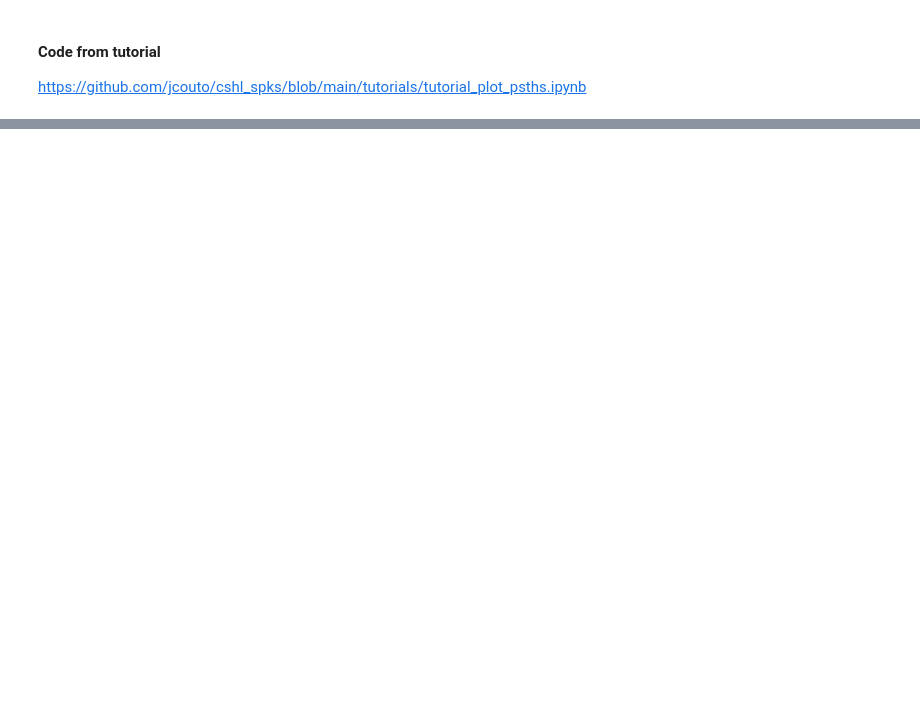
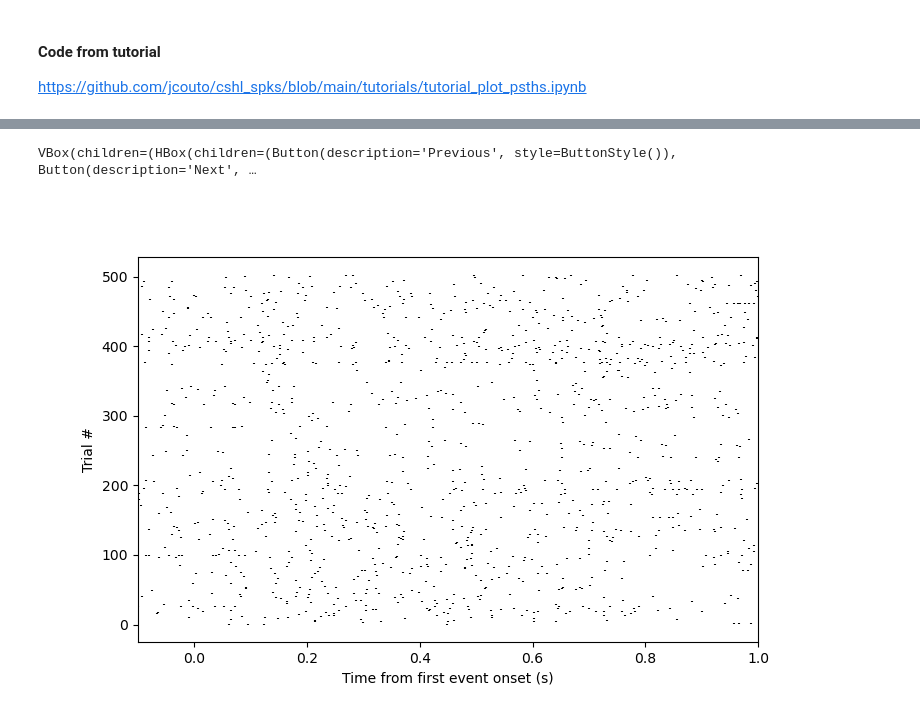
Before and after one commit to rojasgabriel/ephys, a Jupyter notebook: sorting.ipynb, the cells around one changed output, grey strips where cells are left out. Drawn from its saved outputs; the diff is of its cells as text; code cells hidden in the pictures; blank space fills up the shorter version.

```diff
--- a/sorting.ipynb
+++ b/sorting.ipynb
@@ -577,0 +153,7 @@ for iclu,c in zip(clusters,['#d62728',
+# %%
+from useful_functions import individual_raster_viewer
+
+individual_raster_viewer(trig_ts)
+# %% [output]
+VBox(children=(HBox(children=(Button(description='Previous', style=ButtonStyle()), Button(description='Next', …
+[figure, added]
```
Also changed, not shown: parts of 58 cells of this notebook, 1 other file.
